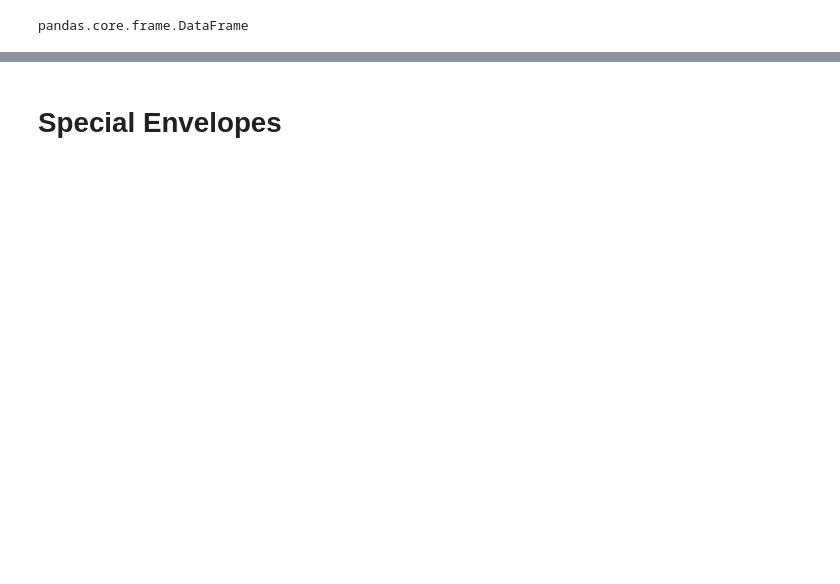
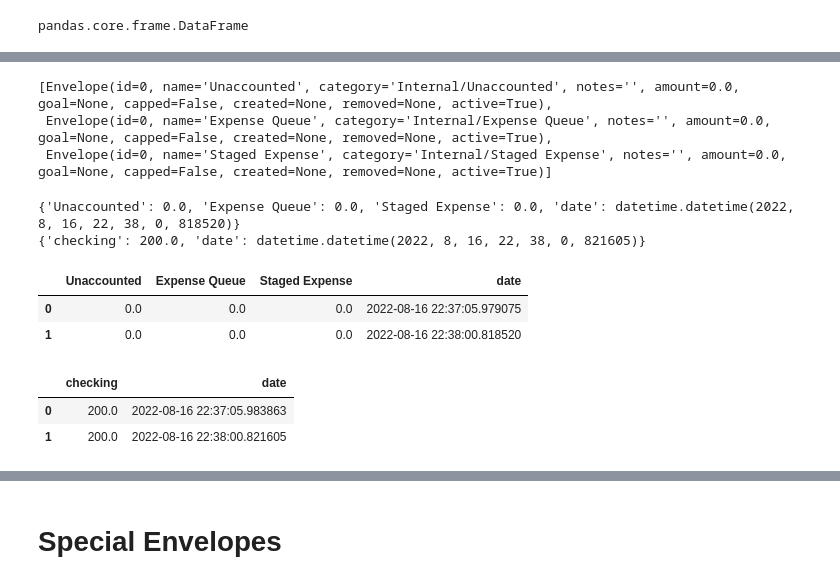
Before and after one commit to WildfireXIII/panel-accounting-system, a Jupyter notebook: InterfaceDesign.ipynb, the cells around one changed output, grey strips where cells are left out. Drawn from its saved outputs; the diff is of its cells as text; code cells hidden in the pictures; blank space fills up the shorter version.

Commit message:
Add envelope and account snapshots

```diff
--- a/InterfaceDesign.ipynb
+++ b/InterfaceDesign.ipynb
@@ -101,3 +100,27 @@ sys.data.accounts
+# %%
+sys.data.envelopes
+# %% [output]
+[Envelope(id=0, name='Unaccounted', category='Internal/Unaccounted', notes='', amount=0.0, goal=None, capped=False, created=None, removed=None, active=True),
+ Envelope(id=0, name='Expense Queue', category='Internal/Expense Queue', notes='', amount=0.0, goal=None, capped=False, created=None, removed=None, active=True),
+ Envelope(id=0, name='Staged Expense', category='Internal/Staged Expense', notes='', amount=0.0, goal=None, capped=False, created=None, removed=None, active=True)]
+# %%
+sys.take_envelopes_snapshot()
+sys.take_accounts_snapshot()
+# %% [output]
+{'Unaccounted': 0.0, 'Expense Queue': 0.0, 'Staged Expense': 0.0, 'date': datetime.datetime(2022, 8, 16, 22, 38, 0, 818520)}
+{'checking': 200.0, 'date': datetime.datetime(2022, 8, 16, 22, 38, 0, 821605)}
+# %%
+sys.data.envelope_history
+# %% [output]
+|  | Unaccounted | Expense Queue | Staged Expense | date |
+| 0 | 0.0 | 0.0 | 0.0 | 2022-08-16 22:37:05.979075 |
+| 1 | 0.0 | 0.0 | 0.0 | 2022-08-16 22:38:00.818520 |
+# %%
+sys.data.account_history
+# %% [output]
+|  | checking | date |
+| 0 | 200.0 | 2022-08-16 22:37:05.983863 |
+| 1 | 200.0 | 2022-08-16 22:38:00.821605 |
 # %%
 sys.data.accounts.loc[1, "track"] = False
 # %%
```
Also changed, not shown: parts of 8 cells of this notebook, 2 other files.
